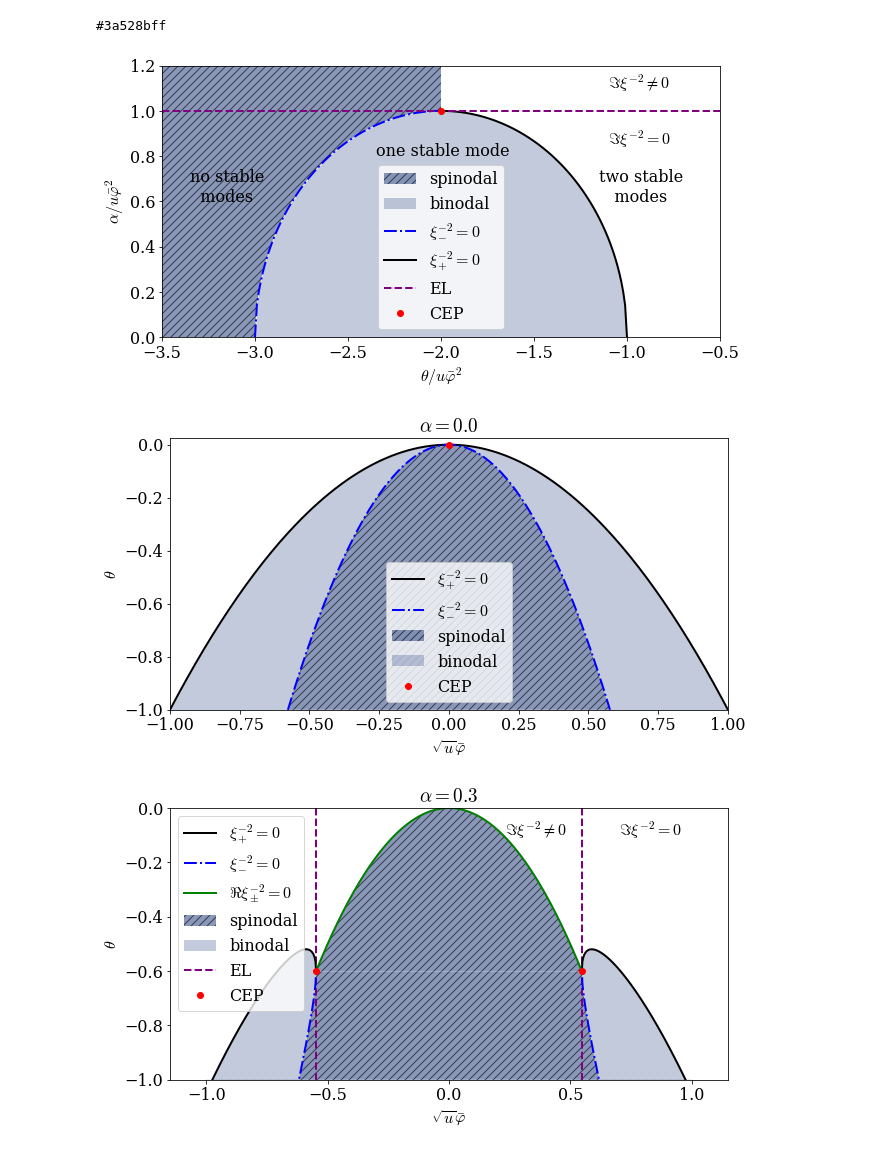
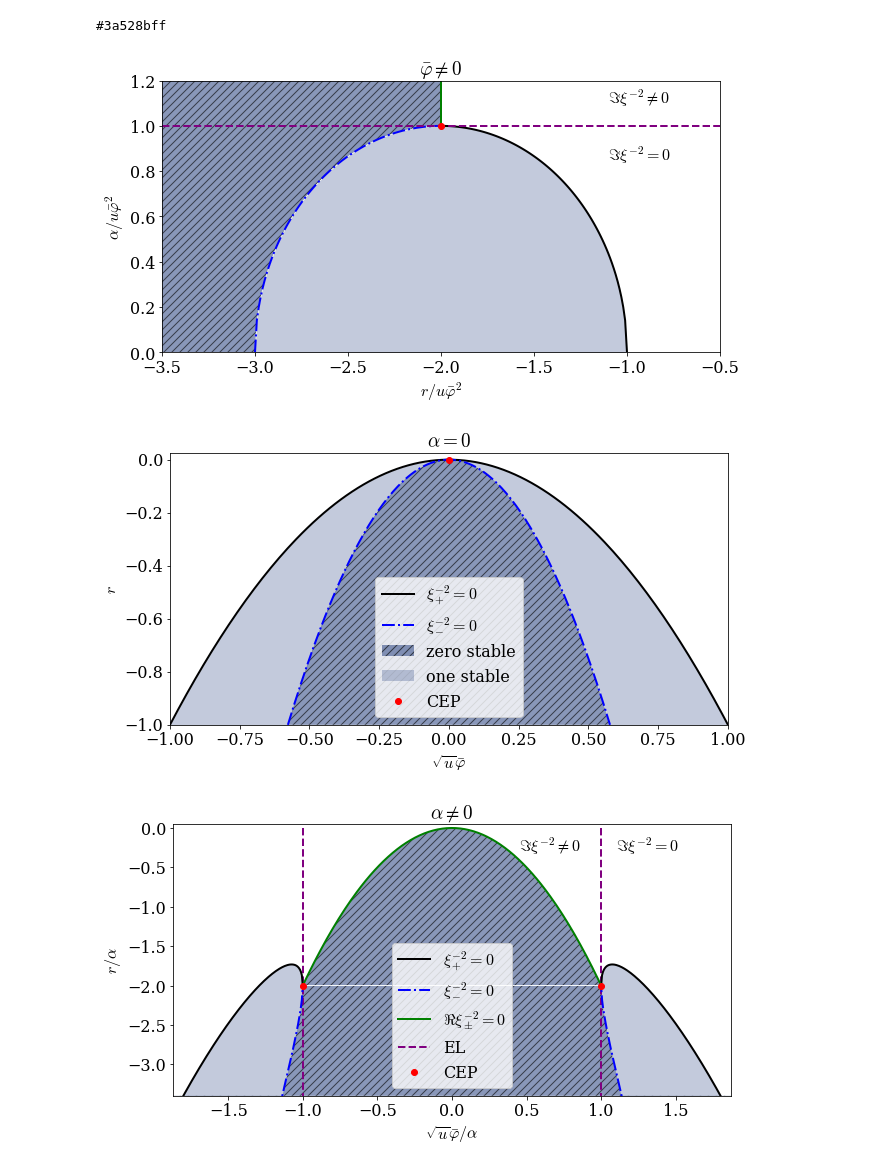
Before and after one commit to martkjoh/NRCH, a Jupyter notebook: done/phase_diag_2d.ipynb, the cells around one changed output. Drawn from its saved outputs; the diff is of its cells as text; code cells hidden in the pictures.

```diff
--- a/done/phase_diag_2d.ipynb
+++ b/done/phase_diag_2d.ipynb
@@ -35,43 +35,45 @@ one = np.ones_like(r)
 
 n = 200
 x1 = np.linspace(-4, -3, n)
 x2 = np.linspace(-3, -2, n)
 y = np.concatenate([np.zeros_like(x1), np.sqrt(1 - (x2+2)**2)])
 x = np.concatenate([x1, x2])
-ax.fill_between(x, y, 1.2, color=color, alpha=0.6, label="spinodal", hatch='///', linewidth=0.0, edgecolor='#00000000')
+ax.fill_between(x, y, 1.2, color=color, alpha=0.6, hatch='///', linewidth=0.0, edgecolor='#00000000')
 
 x3 = np.linspace(-3, -1, n)
-ax.fill_between(x3,  np.sqrt(1 - (x3+2)**2), 0, color=color,  alpha=0.3, linewidth=0.0, label="binodal")
+ax.fill_between(x3,  np.sqrt(1 - (x3+2)**2), 0, color=color,  alpha=0.3, linewidth=0.0)
 
+ax.plot(x3[n//2:],  np.sqrt(1 - (x3[n//2:]+2)**2), 'k-', label='$\\xi_+^{-2} = 0$')
 ax.plot(x3[:n//2],  np.sqrt(1 - (x3[:n//2]+2)**2), 'b-.', label='$\\xi_-^{-2} = 0$')
-ax.plot(x3[n//2:],  np.sqrt(1 - (x3[n//2:]+2)**2), 'k-', label='$\\xi_+^{-2} = 0$')
-
 
 L = l1(r, s).real
 m = L<0
 one = np.ones_like(r)
 
+ax.plot([-2, -2], [1, 1.2], 'g-', label='$\\Re \\xi_\\pm^{-2} = 0$')
 ax.plot([-3.5, -.5], [1, 1], '--', color='purple', label='EL')
 ax.plot(-2, 1, 'ro', label='CEP')
 
 ax.text(-1.1, 1.1, '$\\Im \\xi^{-2} \\neq 0 $')
 ax.text(-1.1, .85, '$\\Im \\xi^{-2} = 0 $')
 
-ax.text(-1.15, .6, 'two stable\n   modes')
-ax.text(-2.35, .8, 'one stable mode')
-ax.text(-3.35 , .6, 'no stable\n  modes')
+# ax.text(-1.15, .6, 'two stable\n   modes')
+# ax.text(-2.35, .8, 'one stable mode')
+# ax.text(-3.35 , .6, 'no stable\n  modes')
 
-ax.set_xlabel('$\\theta / u \\bar \\varphi^2$')
+ax.set_xlabel('$r / u \\bar \\varphi^2$')
 ax.set_ylabel('$\\alpha / u \\bar \\varphi^2$')
 
 ax.set_xlim(-3.5, -0.5)
 ax.set_ylim(0, 1.2)
 
-ax.legend(loc=8)
+# ax.legend(loc=8)
+
+ax.set_title("$\\bar\\varphi \\neq 0$")
 
 fig.savefig('fig/l3.pdf',bbox_inches='tight')
 # %% [output]
-[figure, old version]
+[figure, new version]
 # %%
 fig, ax = plt.subplots(figsize=(10, 5))
 
@@ -86,8 +88,8 @@ r2 = - 3 * x**2
 ax.plot(x, r1, "k-", label='$\\xi_+^{-2} = 0$')
 ax.plot(x2, -3*x2**2, "b-.", label='$\\xi_-^{-2} = 0$')
 
-ax.fill_between(x2,-3*x2**2,-1, color=color, alpha=0.6,label="spinodal", hatch='///', linewidth=0.0, edgecolor='#00000000')
-ax.fill_between(x,r1,np.maximum(-np.ones_like(r2), r2), color=color, alpha=0.3,label="binodal", linewidth=0.0)
+ax.fill_between(x2,-3*x2**2,-1, color=color, alpha=0.6,label="zero stable", hatch='///', linewidth=0.0, edgecolor='#00000000')
+ax.fill_between(x,r1,np.maximum(-np.ones_like(r2), r2), color=color, alpha=0.3,label="one stable", linewidth=0.0)
 
 ax.set_ylim(-1, 0.025)
 ax.set_xlim(-1, 1)
@@ -97,15 +99,15 @@ fig.savefig('fig/tst.pdf',bbox_inches='tight')
 
 
 ax.plot(0, 0, 'ro', label='CEP')
-ax.set_title("$\\alpha = %.1f$"%0)
+ax.set_title("$\\alpha = 0$")
 
 ax.legend()
-ax.set_ylabel("$\\theta$")
+ax.set_ylabel("$r$")
 ax.set_xlabel("$\\sqrt{u} \\bar \\varphi$")
 
 fig.savefig('fig/l4.pdf',bbox_inches='tight')
 # %% [output]
-[figure, old version]
+[figure, new version]
 # %%
 fig, ax = plt.subplots(figsize=(10, 5))
 
@@ -113,9 +115,12 @@ k = 1
 N = 200
 
 
-a = .3
+a = 1
+
+b = 3.4
+c = 2.2
 x0 = np.sqrt(a) + 1e-10
-x = np.linspace(-1, -x0, N)
+x = np.linspace(-c, -x0, N)
 r1 = - 2 * x**2 - np.sqrt(x**4 - a**2)
 r2 = - 2 * x**2 + np.sqrt(x**4 - a**2)
 
@@ -130,28 +135,31 @@ ax.plot(x3, r3, 'g-', label='$\\Re \\xi_\\pm^{-2} = 0$')
 
 rr = np.concatenate([r1, r3, r1[::-1]])
 xx = np.concatenate([-x, x3, x[::-1]])
-ax.fill_between(xx, rr, -1, color=color, alpha=0.6,label="spinodal", hatch='///', linewidth=0.0, edgecolor='#00000000')
 
-ax.fill_between(x,r1,r2, color=color, alpha=0.3, linewidth=0.0, label="binodal")
-ax.fill_between(-x,r1,r2, color=color, alpha=0.3, linewidth=0.0, )
+ax.fill_between(xx, rr, -b, color=color, alpha=0.6, hatch='///', linewidth=0.0, edgecolor='#00000000')
 
-ax.plot([x0, x0], [0, -1], '--', color='purple', label='EL', zorder=1)
-ax.plot([-x0, -x0], [0, -1], '--', color='purple', zorder=1)
+ax.fill_between(x,r1,r2, color=color, alpha=0.3, linewidth=0.0)
+ax.fill_between(-x,r1,r2, color=color, alpha=0.3, linewidth=0.0)
+
+
+ax.plot([x0, x0], [0, -b], '--', color='purple', label='EL', zorder=1)
+ax.plot([-x0, -x0], [0, -b], '--', color='purple', zorder=1)
 
 ax.plot(x0, -2*x0**2, 'ro', label='CEP')
 ax.plot(-x0, -2*x0**2, 'ro')
 
-ax.text(0.23, -.1, '$\\Im \\xi^{-2} \\neq 0 $')
-ax.text(.7, -.1, '$\\Im \\xi^{-2} = 0 $')
+ax.text(0.45, -.3, '$\\Im \\xi^{-2} \\neq 0 $')
+ax.text(1.1, -.3, '$\\Im \\xi^{-2} = 0 $')
 
-ax.legend(loc=2)
-ax.set_ylabel("$\\theta$")
-ax.set_xlabel("$\\sqrt{u} \\bar \\varphi$")
-ax.set_ylim(-1, 0)
-ax.set_xlim(-1.15, 1.15)
+ax.legend(loc=8)
+ax.set_ylabel("$r/\\alpha$")
+ax.set_xlabel("$\\sqrt{u} \\bar \\varphi/\\alpha$")
+ax.set_ylim(-b, 0.05)
+factor = .85
+ax.set_xlim(-c*factor, c*factor)
 
-ax.set_title("$\\alpha = %.1f$"%a)
+ax.set_title("$\\alpha \\neq 0$")
 
 fig.savefig('fig/l5.pdf',bbox_inches='tight')
 # %% [output]
-[figure, old version]
+[figure, new version]
```
Also changed, not shown: parts of 1 cell of this notebook, 5 other files.
